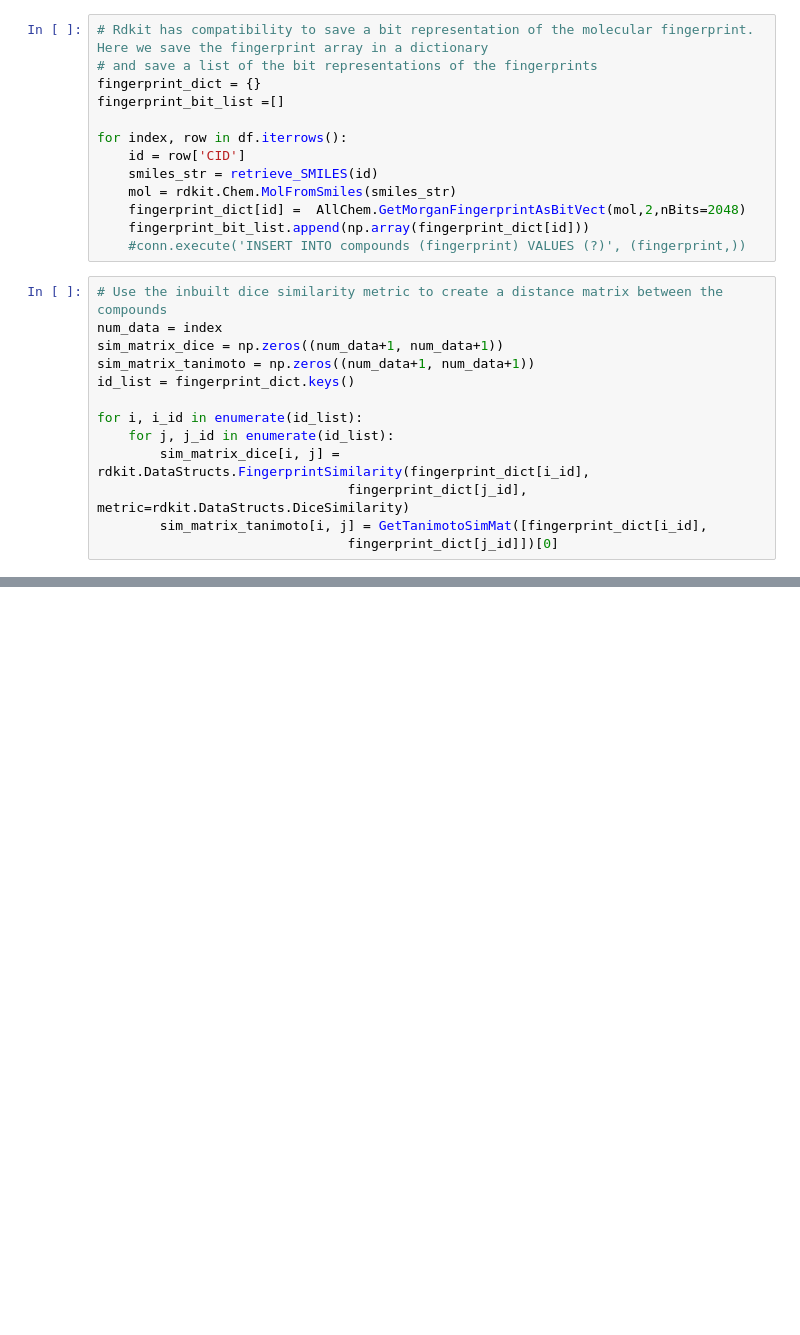
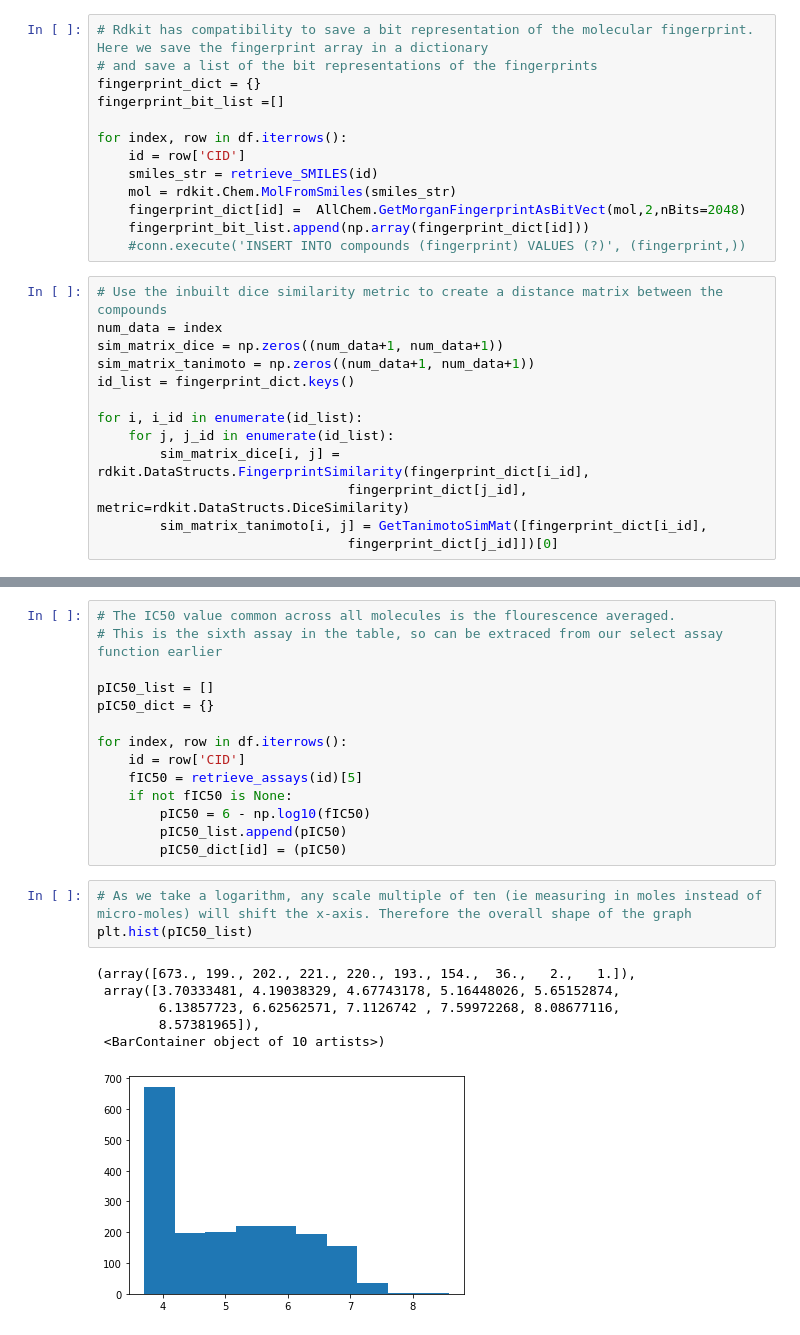
Before and after one commit to Elizabeth-Hayman/Data_science_practical, a Jupyter notebook: Data_Science.ipynb, the cells around one changed output, grey strips where cells are left out. Drawn from its saved outputs; the diff is of its cells as text; blank space fills up the shorter version.

```diff
--- a/Data_Science.ipynb
+++ b/Data_Science.ipynb
@@ -228,0 +212,24 @@ rdkit.Chem.Fingerprints.ClusterMols.ClusterPoints(sim)
+# %%
+# The IC50 value common across all molecules is the flourescence averaged.
+# This is the sixth assay in the table, so can be extraced from our select assay function earlier
+
+pIC50_list = []
+pIC50_dict = {}
+
+for index, row in df.iterrows():
+    id = row['CID']
+    fIC50 = retrieve_assays(id)[5]
+    if not fIC50 is None:
+        pIC50 = 6 - np.log10(fIC50)
+        pIC50_list.append(pIC50)
+        pIC50_dict[id] = (pIC50)
+# %%
+# As we take a logarithm, any scale multiple of ten (ie measuring in moles instead of micro-moles) will shift the x-axis. Therefore the overall shape of the graph
+plt.hist(pIC50_list)
+# %% [output]
+(array([673., 199., 202., 221., 220., 193., 154.,  36.,   2.,   1.]),
+ array([3.70333481, 4.19038329, 4.67743178, 5.16448026, 5.65152874,
+        6.13857723, 6.62562571, 7.1126742 , 7.59972268, 8.08677116,
+        8.57381965]),
+ <BarContainer object of 10 artists>)
+[figure, added]
```
Also changed, not shown: parts of 9 cells of this notebook, 2 other files.
